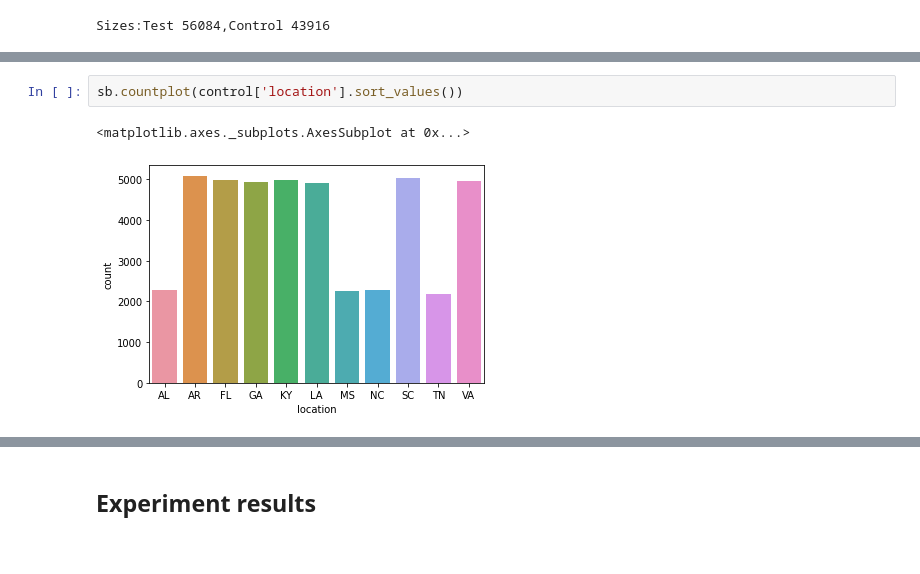
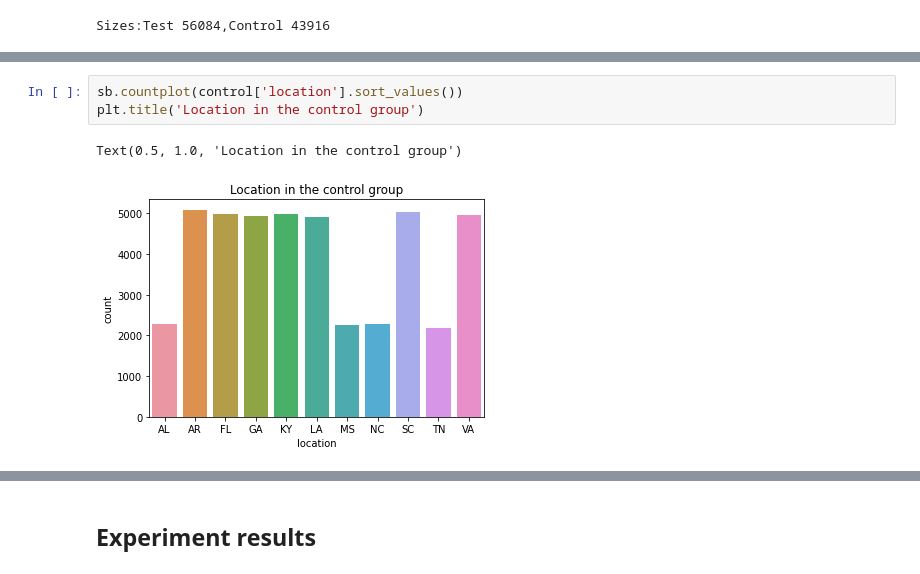
Before and after one commit to maymag/ab, a Jupyter notebook: AB.ipynb, the cells around one changed output, grey strips where cells are left out. Cells and saved outputs as stored; diff of their text form.

```diff
--- a/AB.ipynb
+++ b/AB.ipynb
@@ -85,5 +103,6 @@ Name: gender, dtype: float64
 # %%
 sb.countplot(control['location'].sort_values())
+plt.title('Location in the control group')
 # %% [output]
-<matplotlib.axes._subplots.AxesSubplot at 0x...>
+Text(0.5, 1.0, 'Location in the control group')
-[figure, old version]
+[figure, new version]
```
Also changed, not shown: parts of 44 cells of this notebook, 3 other files.
